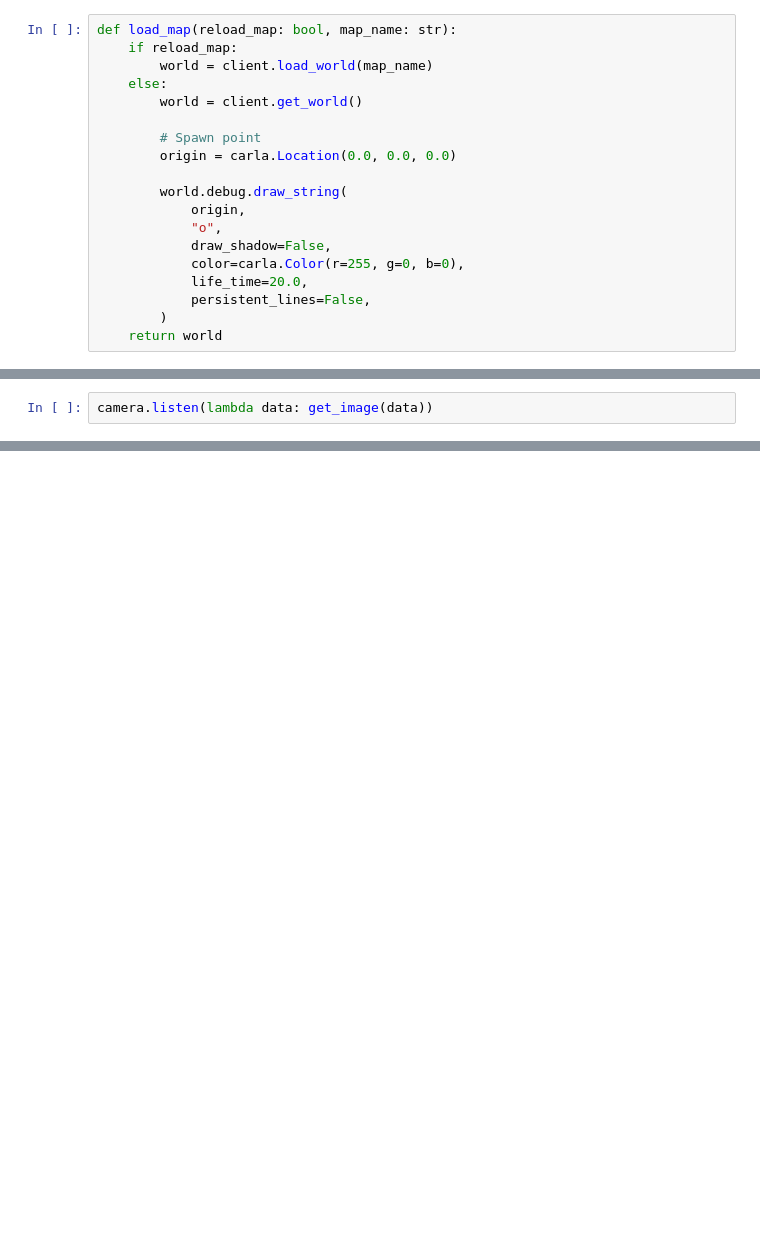
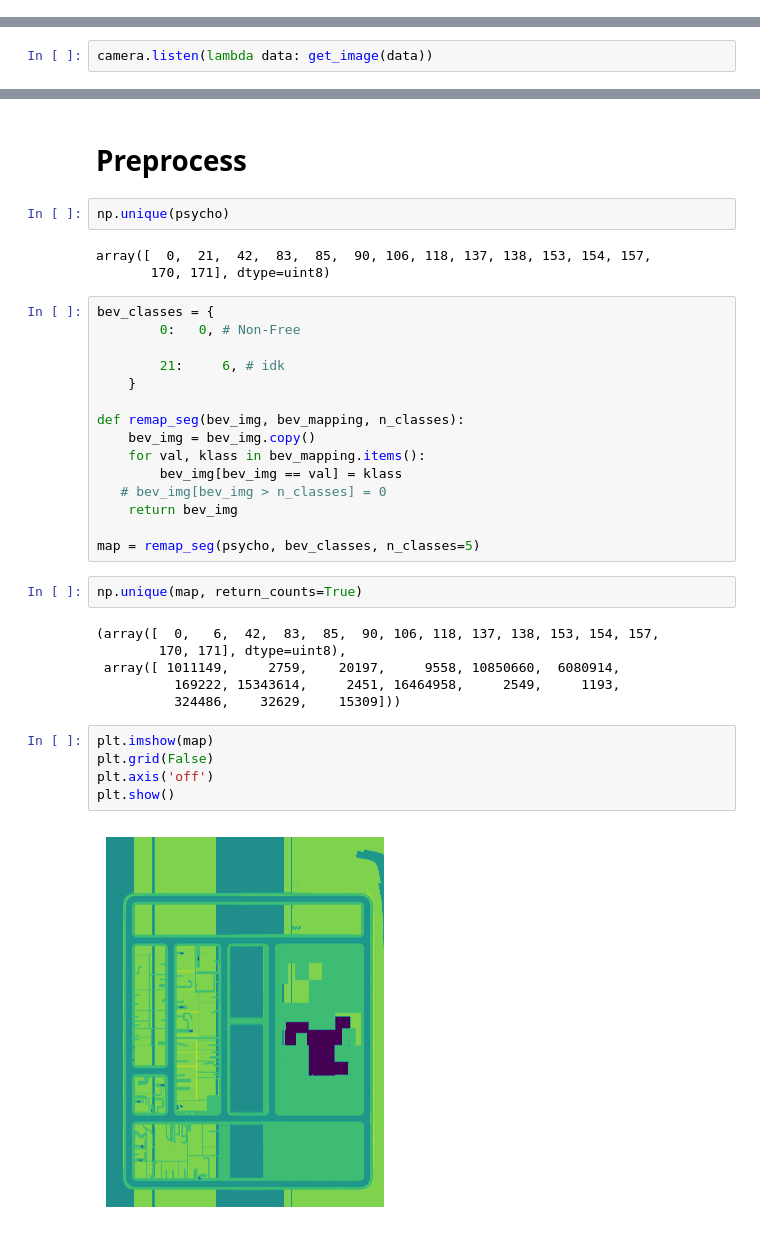
Before and after one commit to danielmtzbarba/CarlaClient, a Jupyter notebook: scripts/create-topview-map.ipynb, the cells around one changed output, grey strips where cells are left out. Drawn from its saved outputs; the diff is of its cells as text; blank space fills up the shorter version.

Commit message:
preprocess map

```diff
--- a/scripts/create-topview-map.ipynb
+++ b/scripts/create-topview-map.ipynb
@@ -12,22 +12,3 @@ from copy import deepcopy
 # %%
 client = carla.Client("localhost", 2000)
 client.set_timeout(10)
-# %%
-def load_map(reload_map: bool, map_name: str):
-    if reload_map:
-        world = client.load_world(map_name)
-    else:
-        world = client.get_world()
-
-        # Spawn point
-        origin = carla.Location(0.0, 0.0, 0.0)
-
-        world.debug.draw_string(
-            origin,
-            "o",
-            draw_shadow=False,
-            color=carla.Color(r=255, g=0, b=0),
-            life_time=20.0,
-            persistent_lines=False,
-        )
-    return world
@@ -160,0 +129,37 @@ plt.show()
+# %% [markdown]
+# Preprocess
+# %%
+np.unique(psycho)
+# %% [output]
+array([  0,  21,  42,  83,  85,  90, 106, 118, 137, 138, 153, 154, 157,
+       170, 171], dtype=uint8)
+# %%
+bev_classes = {
+        0:   0, # Non-Free
+
+        21:     6, # idk
+    }
+
+def remap_seg(bev_img, bev_mapping, n_classes):
+    bev_img = bev_img.copy()
+    for val, klass in bev_mapping.items():
+        bev_img[bev_img == val] = klass
+   # bev_img[bev_img > n_classes] = 0
+    return bev_img
+
+map = remap_seg(psycho, bev_classes, n_classes=5)
+# %%
+np.unique(map, return_counts=True)
+# %% [output]
+(array([  0,   6,  42,  83,  85,  90, 106, 118, 137, 138, 153, 154, 157,
+        170, 171], dtype=uint8),
+ array([ 1011149,     2759,    20197,     9558, 10850660,  6080914,
+          169222, 15343614,     2451, 16464958,     2549,     1193,
+          324486,    32629,    15309]))
+# %%
+plt.imshow(map)
+plt.grid(False)
+plt.axis('off')
+plt.show()
+# %% [output]
+[figure, added]
```
Also changed, not shown: parts of 9 cells of this notebook.
